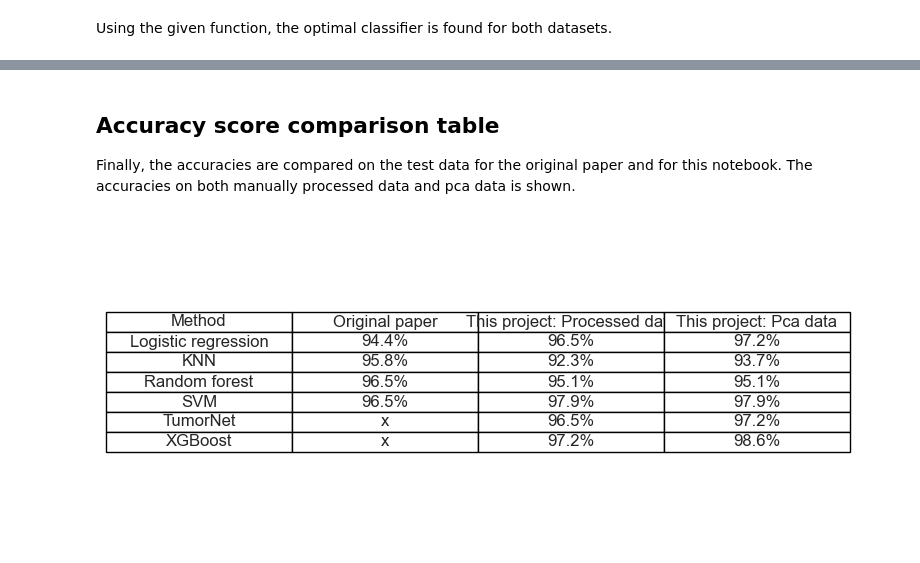
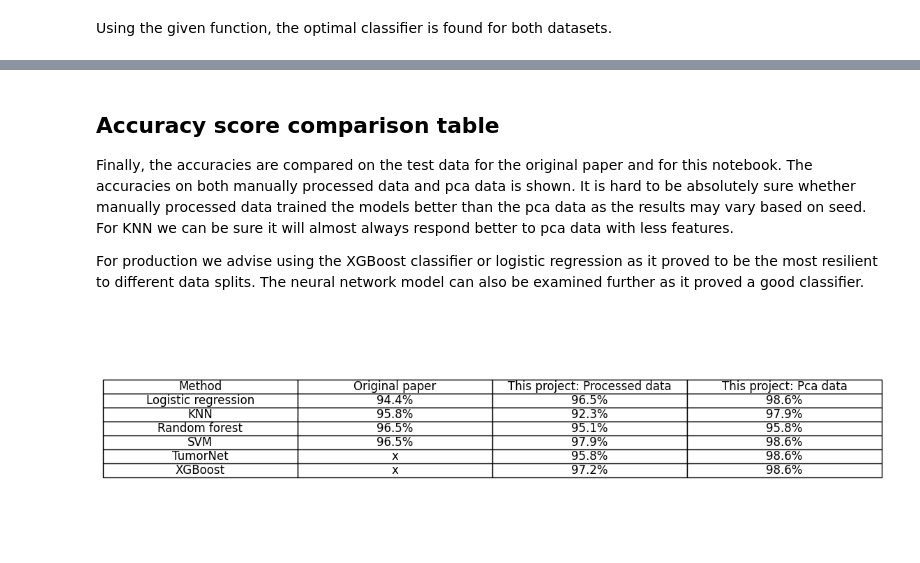
Before and after one commit to matijapavlovic8/breast-cancer-classification, a Jupyter notebook: breast-cancer-classification.ipynb, the cells around one changed output, grey strips where cells are left out. Saved outputs shown, nothing was run; the diff lists cells and outputs as text; code cells hidden in the pictures.

```diff
--- a/breast-cancer-classification.ipynb
+++ b/breast-cancer-classification.ipynb
@@ -757,13 +763,13 @@ plt.show()
 # %%
-n=8
+n=10
 pca = PCA(n_components=n)
 scaler = StandardScaler()
 
+#X_train_pca = scaler.fit_transform(X_train_pca)
 X_train_pca = pca.fit_transform(X_train_pca)
+
+#X_test_pca = scaler.transform(X_test_pca)
 X_test_pca = pca.transform(X_test_pca)
-
-X_train_pca = scaler.fit_transform(X_train_pca)
-X_test_pca = scaler.transform(X_test_pca)
 
 cumulative_explained_variance = np.cumsum(pca.explained_variance_ratio_)
 print(f"The first {n} components explain {(cumulative_explained_variance[n-1]):.4f}% of total variance")
@@ -1236,7 +1258,7 @@ import torch
 import torch.nn as nn
 import torch.optim as optim
 
-#torch.manual_seed(0)
+torch.manual_seed(32)
 
 class TumorNet(nn.Module):
     def __init__(self, input_size):
@@ -1274,6 +1296,9 @@ def train(model, loss_function, optimizer, epochs, X_train, y_train, X_test, y_t
     accuracies_train = []
     accuracies_test = []
 
+    best_test_acc = 0.0
+    best_params = None
+
     for epoch in range(epochs):
         optimizer.zero_grad()
         output = model(X_train_tensor)
@@ -1281,16 +1306,24 @@ def train(model, loss_function, optimizer, epochs, X_train, y_train, X_test, y_t
         loss.backward()
         optimizer.step()
 
+        test_output = model(X_test_tensor)
+        test_acc = ((test_output >= 0.5).float() == y_test_tensor).float().mean()
+
+        if test_acc > best_test_acc:
+            best_test_acc = test_acc
+            best_model_params = {name: param.clone() for name, param in model.named_parameters()}
+
         if (epoch + 1) % 10 == 0:
             train_acc = ((output >= 0.5).float() == y_train_tensor).float().mean()
             accuracies_train.append(train_acc)
 
-            test_output = model(X_test_tensor)
-            test_acc = ((test_output >= 0.5).float() == y_test_tensor).float().mean()
             accuracies_test.append(test_acc)
 
         if verbose and (epoch + 1) % 100 == 0:
             print(f'Epoch [{epoch+1}/1000], Loss: {loss.item():.4f}, Accuracy: {train_acc.item():.4f}')
+
+    if best_model_params:
+        model.load_state_dict(best_model_params)
 
     return accuracies_train, accuracies_test
 
@@ -1502,26 +1543,28 @@ plot_confusion_matrix(y_test_pca, y_pred)
 # %% [markdown]
 ## Accuracy score comparison table
 
-Finally, the accuracies are compared on the test data for the original paper and for this notebook. The accuracies on both manually processed data and pca data is shown.
+Finally, the accuracies are compared on the test data for the original paper and for this notebook. The accuracies on both manually processed data and pca data is shown. It is hard to be absolutely sure whether manually processed data trained the models better than the pca data as the results may vary based on seed. For KNN we can be sure it will almost always respond better to pca data with less features.
+
+For production we advise using the XGBoost classifier or logistic regression as it proved to be the most resilient to different data splits. The neural network model can also be examined further as it proved a good classifier.
 # %%
 data = {
     "Method": ["Logistic regression", "KNN", "Random forest", "SVM", "TumorNet", "XGBoost"],
     "Original paper": ["94.4%", "95.8%", "96.5%", "96.5%", "x", "x"],
     "This project: Processed data": [f"{acc * 100:.1f}%" for acc in accuracy_table_ts_proc],
     "This project: Pca data": [f"{acc * 100:.1f}%" for acc in accuracy_table_ts_pca]
 }
 
 df = pd.DataFrame(data)
 
-fig, ax = plt.subplots(figsize=(8, 4))
+fig, ax = plt.subplots(figsize=(12, 4))
 ax.axis('off')
 
 table = ax.table(cellText=df.values, colLabels=df.columns, cellLoc='center', loc='center')
 
 table.auto_set_font_size(False)
 table.set_fontsize(12)
 table.scale(1.2, 1.2)
 
 plt.show()
 # %% [output]
-[figure, old version]
+[figure, new version]
```
Also changed, not shown: parts of 20 cells of this notebook.
